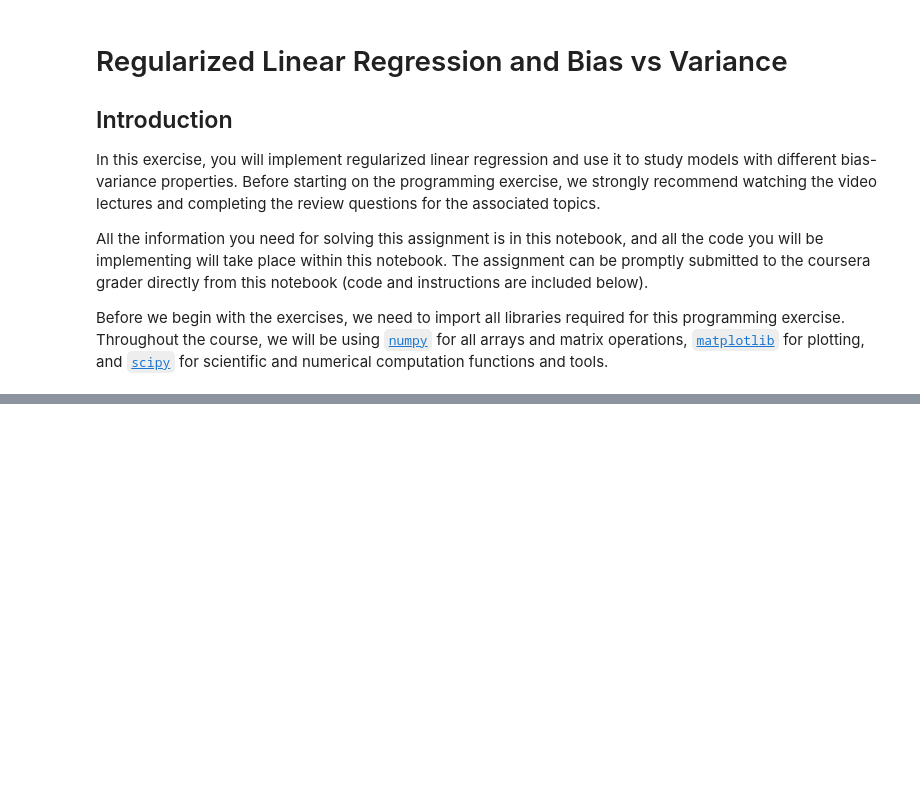
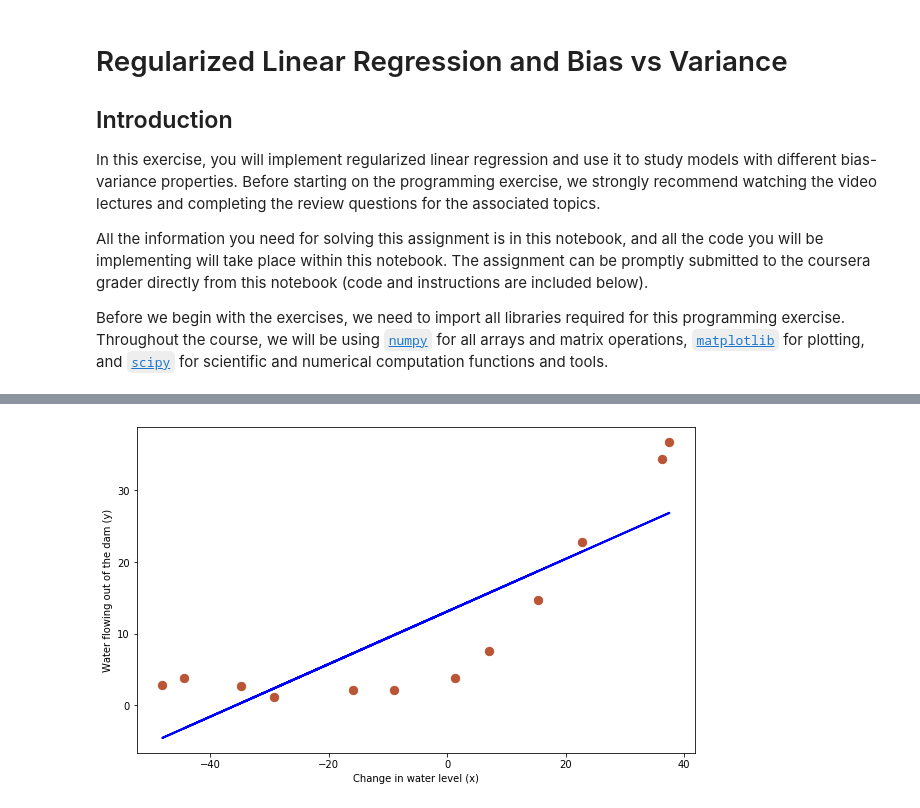
Before and after one commit to SoroushGhaderi/Machine_Learning_Andrew_Ng_exercises_with_Python, a Jupyter notebook: Untitled Folder/Regularized Linear Regression and Bias vs Variance.ipynb, the cells around one changed output, grey strips where cells are left out. Saved outputs shown, nothing was run; the diff lists cells and outputs as text; code cells hidden in the pictures; blank space fills up the shorter version.

Commit message:
regularized linear regression

```diff
--- a/Untitled Folder/Regularized Linear Regression and Bias vs Variance.ipynb
+++ b/Untitled Folder/Regularized Linear Regression and Bias vs Variance.ipynb
@@ -31,0 +137,6 @@ Run the next cell to plot the training data. In the following parts, you will im
+# %%
+theta = np.array([1, 1])
+J, grad = linear_regression_regularized_cost_function(np.concatenate([np.ones((m, 1)), X], axis=1), y, theta, 1)
+
+print('Gradient at theta = [1, 1]:  [{:.6f}, {:.6f}] '.format(*grad))
+print(' (this value should be about [-15.303016, 598.250744])\n')
@@ -31,0 +195,13 @@ Run the next cell to plot the training data. In the following parts, you will im
+# %%
+# add a columns of ones for the y-intercept
+X_aug = np.concatenate([np.ones((m, 1)), X], axis=1)
+theta = train_linear_reg(linear_regression_regularized_cost_function, X_aug, y, lambda_=0)
+# %%
+#  Plot fit over the data
+plt.figure(figsize= (10,6))
+plt.scatter(X, y, marker= "o", c= "#BA5536", s= 70)
+plt.xlabel('Change in water level (x)')
+plt.ylabel('Water flowing out of the dam (y)')
+plt.plot(X, np.dot(X_aug, theta),'b-', lw=2);
+# %% [output]
+[figure, added]
```
Also changed, not shown: parts of 12 cells of this notebook, 10 other files.
